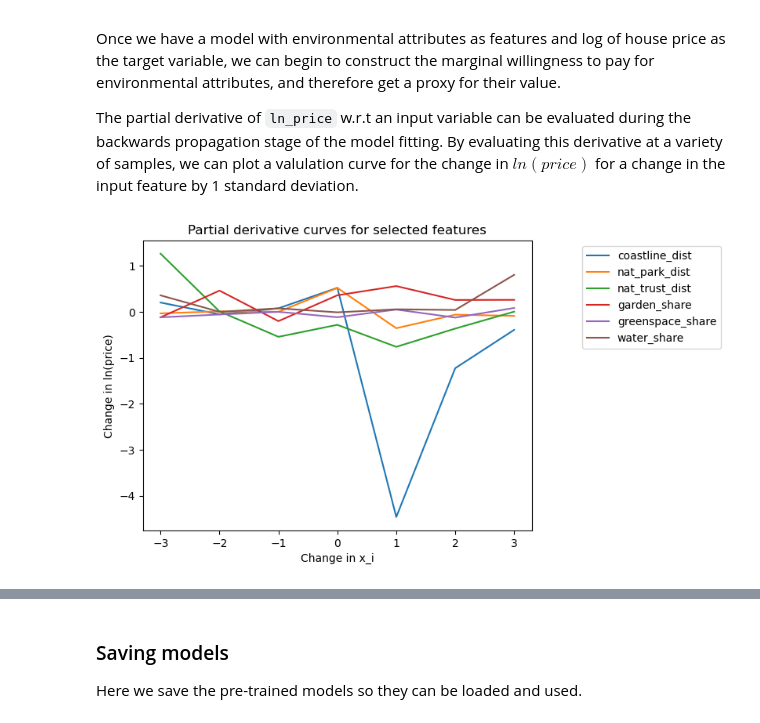
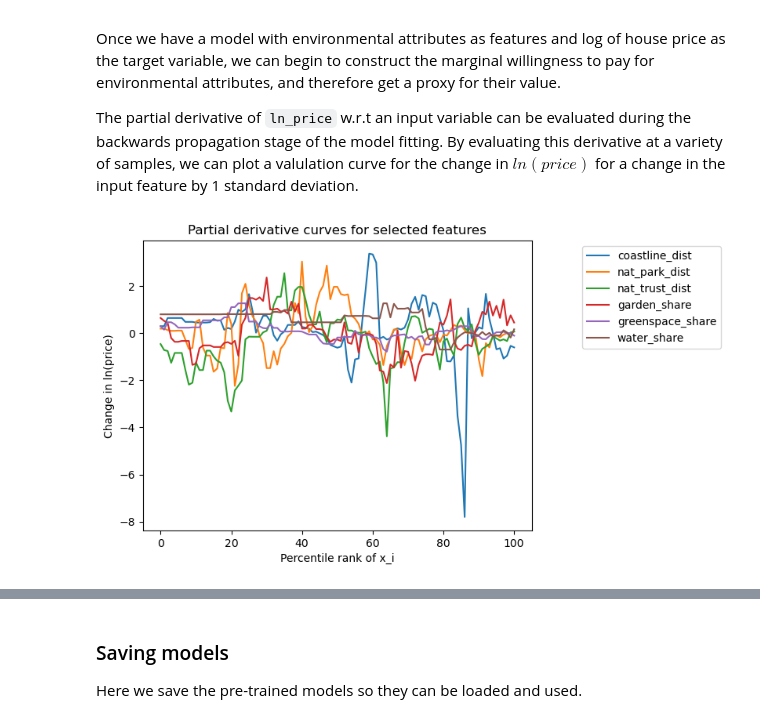
Before and after one commit to fgallagher27/GreenValueNet, a Jupyter notebook: GreenValueNet.ipynb, the cells around one changed output, grey strips where cells are left out. Drawn from its saved outputs; the diff is of its cells as text; code cells hidden in the pictures.

```diff
--- a/GreenValueNet.ipynb
+++ b/GreenValueNet.ipynb
@@ -266,7 +267,9 @@ deep_nn_t = build_neural_net(
     input_shape = x_train.shape[1:],
     n_hidden_units = n_hidden_units,
     n_layers = 10,
-    tuning = tune_nn
+    tuning = tune_nn,
+    dropout=True,
+    d_rate = 0.1
 )
 
 if tune_nn:
@@ -302,0 +311,10 @@ _________________________________________________________________
+# %%
+if tune_nn:
+    deep_nn_t.fit(
+        x_train,
+        y_train,
+        epochs=epochs,
+        batch_size=64,
+        validation_data = (x_dev, y_dev),
+        callbacks=[get_checkpoint('deep_nn_tuning')]
+    )
@@ -302,0 +339,12 @@ _________________________________________________________________
+# %%
+tune_nn = False
+
+deep_nn_t = build_neural_net(
+    input_shape = x_train.shape[1:],
+    n_hidden_units = 96,
+    n_layers = 12,
+    tuning = tune_nn,
+    learning_rate=0.001
+)
+
+deep_nn_t.summary()
@@ -305,7 +372,8 @@ deep_nn_t.fit(
     x_train,
     y_train,
     epochs=epochs,
-    batch_size=32,
-    validation_data = (x_dev, y_dev)
+    batch_size=64,
+    validation_data = (x_dev, y_dev),
+    callbacks=[get_checkpoint('deep_nn_tuning')]
 )
 # %% [output]
@@ -352,16 +420,19 @@ The partial derivative of `ln_price` w.r.t an input variable can be evaluated du
 # %%
 # extract the gradients from the model
 if tune_nn:
     model_to_plot = deep_nn_t
 else:
     model_to_plot = deep_nn
-points = np.arange(-3, 4, 1)
-gradients = calc_partial_grad(
+
+gradients, synthetic_data = calc_partial_grad(
     model_to_plot,
-    x_dev,
+    x,
     derivative_index,
-    points)
+    norm_index,
+    pop_mean,
+    pop_std,
+    100)
 
-plot_partial_grads(gradients, points, derivative_index, save=False, name='partial_grads_240216.png')
+plot_partial_grads(gradients, np.arange(101), save=True, name='partial_grads_back_prop_240223.png')
 # %% [output]
-[figure, old version]
+[figure, new version]
```
Also changed, not shown: parts of 16 cells of this notebook.
